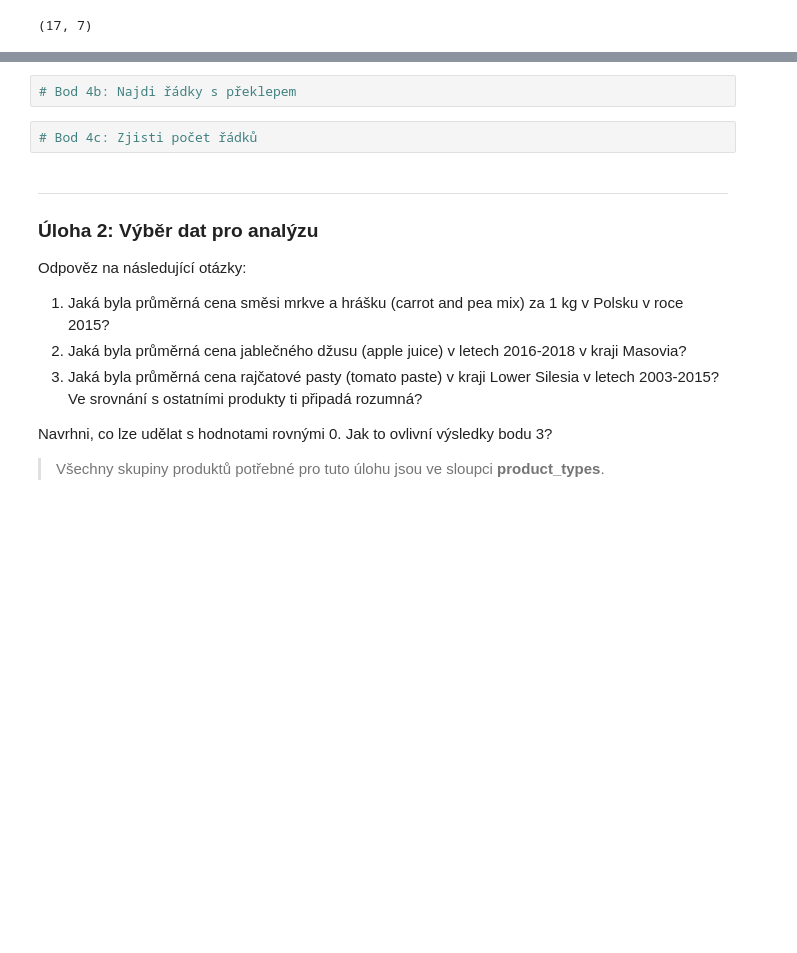
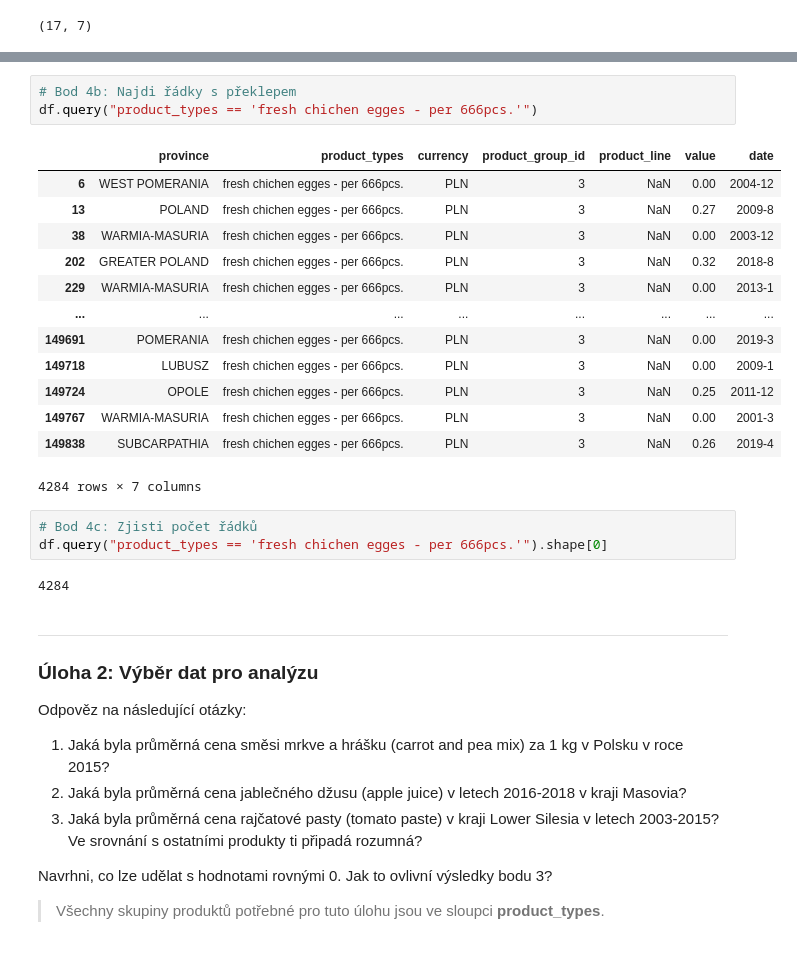
Before and after one commit to danakozakova/Python-CodersLab, a Jupyter notebook: Day_5/Day_5_01_Filtering_data_reseni.ipynb, the cells around one changed output, grey strips where cells are left out. Cells and saved outputs as stored; diff of their text form; blank space fills up the shorter version.

```diff
--- a/Day_5/Day_5_01_Filtering_data_reseni.ipynb
+++ b/Day_5/Day_5_01_Filtering_data_reseni.ipynb
@@ -541,7 +585,25 @@ df.loc[df['value'] > 2000]
 # %%
 # Bod 4b: Najdi řádky s překlepem
+df.query("product_types == 'fresh chichen egges - per 666pcs.'")
+# %% [output]
+|  | province | product_types | currency | product_group_id | product_line | value | date |
+| 6 | WEST POMERANIA | fresh chichen egges - per 666pcs. | PLN | 3 | NaN | 0.00 | 2004-12 |
+| 13 | POLAND | fresh chichen egges - per 666pcs. | PLN | 3 | NaN | 0.27 | 2009-8 |
+| 38 | WARMIA-MASURIA | fresh chichen egges - per 666pcs. | PLN | 3 | NaN | 0.00 | 2003-12 |
+| 202 | GREATER POLAND | fresh chichen egges - per 666pcs. | PLN | 3 | NaN | 0.32 | 2018-8 |
+| 229 | WARMIA-MASURIA | fresh chichen egges - per 666pcs. | PLN | 3 | NaN | 0.00 | 2013-1 |
+| ... | ... | ... | ... | ... | ... | ... | ... |
+| 149691 | POMERANIA | fresh chichen egges - per 666pcs. | PLN | 3 | NaN | 0.00 | 2019-3 |
+| 149718 | LUBUSZ | fresh chichen egges - per 666pcs. | PLN | 3 | NaN | 0.00 | 2009-1 |
+| 149724 | OPOLE | fresh chichen egges - per 666pcs. | PLN | 3 | NaN | 0.25 | 2011-12 |
+| 149767 | WARMIA-MASURIA | fresh chichen egges - per 666pcs. | PLN | 3 | NaN | 0.00 | 2001-3 |
+| 149838 | SUBCARPATHIA | fresh chichen egges - per 666pcs. | PLN | 3 | NaN | 0.26 | 2019-4 |
+4284 rows × 7 columns
 # %%
 # Bod 4c: Zjisti počet řádků
+df.query("product_types == 'fresh chichen egges - per 666pcs.'").shape[0]
+# %% [output]
+4284
 # %% [markdown]
 ---
 ### Úloha 2: Výběr dat pro analýzu
```
Also changed, not shown: parts of 13 cells of this notebook.
